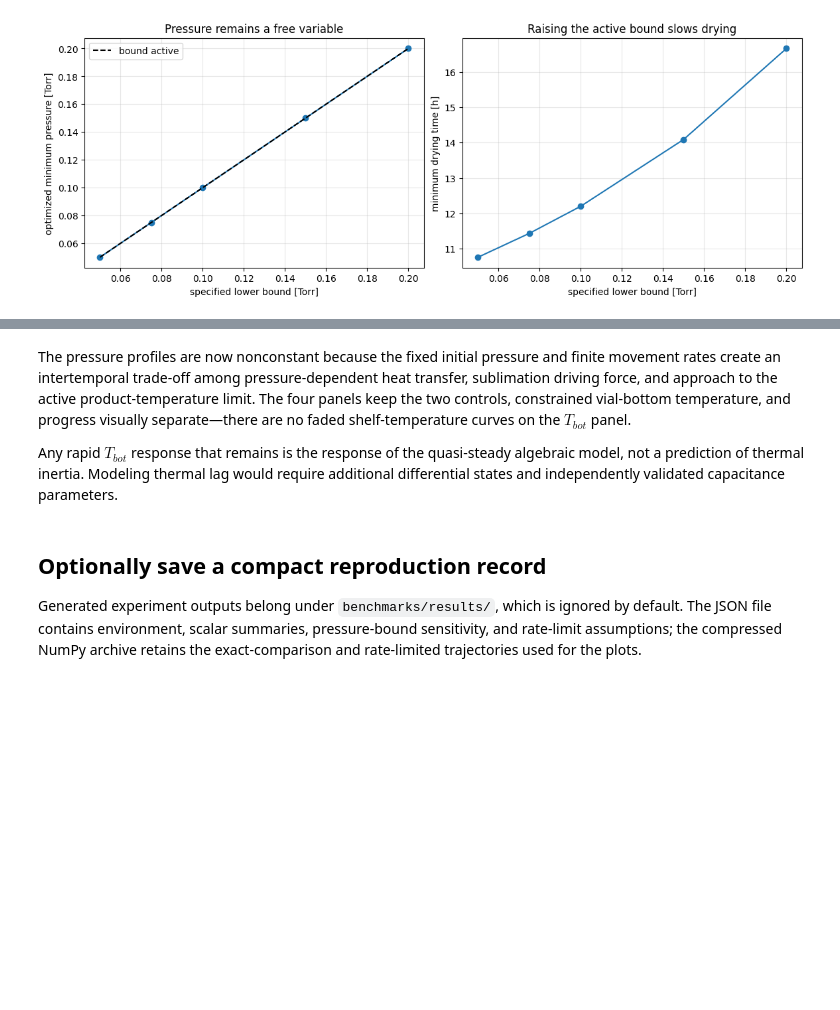
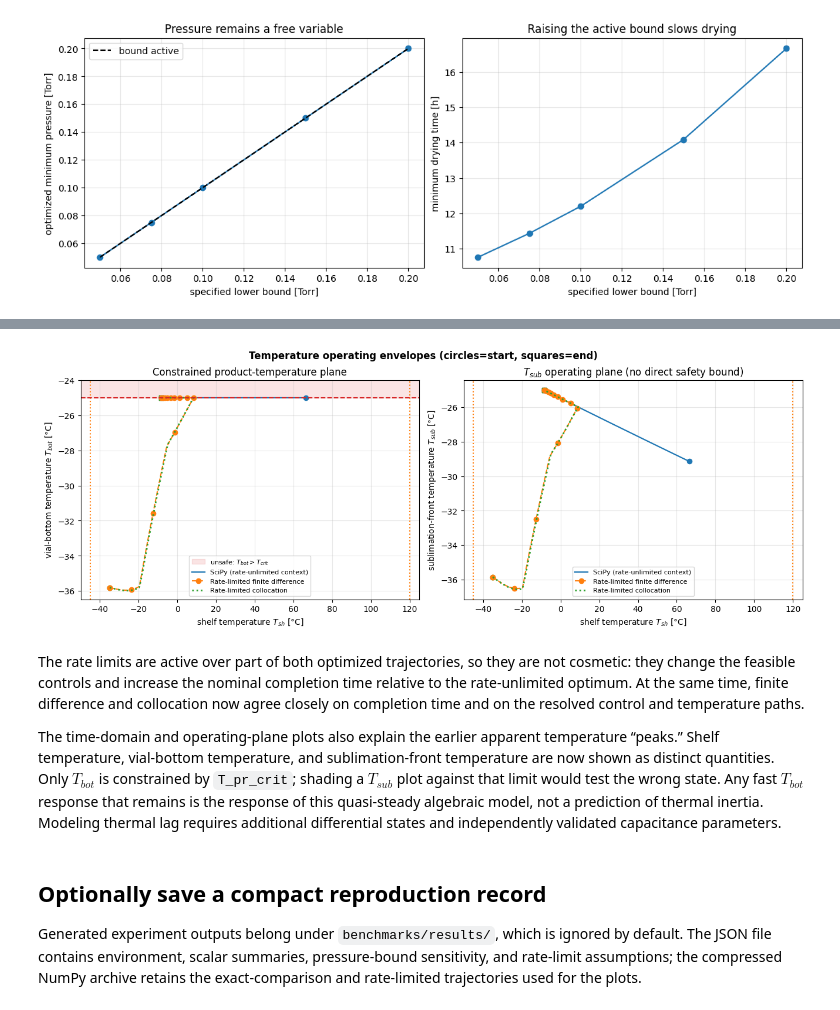
Before and after one commit to SECQUOIA/LyoPRONTO, a Jupyter notebook: docs/examples/current_main_joint_optimizer_comparison.ipynb, the cells around one changed output, grey strips where cells are left out. Saved outputs shown, nothing was run; the diff lists cells and outputs as text; code cells hidden in the pictures; blank space fills up the shorter version.

```diff
--- a/docs/examples/current_main_joint_optimizer_comparison.ipynb
+++ b/docs/examples/current_main_joint_optimizer_comparison.ipynb
@@ -851,7 +948,54 @@ plt.show()
+# %%
+data = comparison_inputs(nominal.a1, nominal.kc)
+temperature_floor = min(
+    float(np.min(table[:, 2])) for table, *_ in rate_analysis_series
+) - 0.5
+temperature_ceiling = critical_temperature + 1.0
+
+fig, axes = plt.subplots(1, 2, figsize=(13, 4.8), layout="constrained")
+axes[0].axhspan(
+    critical_temperature,
+    temperature_ceiling,
+    color="tab:red",
+    alpha=0.12,
+    label="unsafe: $T_{bot}>T_{crit}$",
+)
+for table, label, color, style in rate_analysis_series:
+    axes[0].plot(table[:, 3], table[:, 2], label=label, color=color, **style)
+    axes[1].plot(table[:, 3], table[:, 1], label=label, color=color, **style)
+    for ax, y_column in ((axes[0], 2), (axes[1], 1)):
+        ax.scatter(table[0, 3], table[0, y_column], color=color, marker="o", s=35)
+        ax.scatter(table[-1, 3], table[-1, y_column], color=color, marker="s", s=35)
+
+for ax in axes:
+    ax.axvline(data["tshelf"]["min"], color="tab:orange", linestyle=":")
+    ax.axvline(data["tshelf"]["max"], color="tab:orange", linestyle=":")
+    ax.set_xlim(data["tshelf"]["min"] - 5.0, data["tshelf"]["max"] + 5.0)
+    ax.set_xlabel("shelf temperature $T_{sh}$ [°C]")
+    ax.grid(alpha=0.3)
+    ax.legend(fontsize=8)
+
+axes[0].axhline(critical_temperature, color="tab:red", linestyle="--")
+axes[0].set(
+    ylim=(temperature_floor, temperature_ceiling),
+    ylabel="vial-bottom temperature $T_{bot}$ [°C]",
+    title="Constrained product-temperature plane",
+)
+axes[1].set(
+    ylabel="sublimation-front temperature $T_{sub}$ [°C]",
+    title="$T_{sub}$ operating plane (no direct safety bound)",
+)
+fig.suptitle(
+    "Temperature operating envelopes (circles=start, squares=end)",
+    fontweight="bold",
+)
+plt.show()
+# %% [output]
+[figure, added]
 # %% [markdown]
-The pressure profiles are now nonconstant because the fixed initial pressure and finite movement rates create an intertemporal trade-off among pressure-dependent heat transfer, sublimation driving force, and approach to the active product-temperature limit. The four panels keep the two controls, constrained vial-bottom temperature, and progress visually separate—there are no faded shelf-temperature curves on the $T_{bot}$ panel.
+The rate limits are active over part of both optimized trajectories, so they are not cosmetic: they change the feasible controls and increase the nominal completion time relative to the rate-unlimited optimum. At the same time, finite difference and collocation now agree closely on completion time and on the resolved control and temperature paths.
 
-Any rapid $T_{bot}$ response that remains is the response of the quasi-steady algebraic model, not a prediction of thermal inertia. Modeling thermal lag would require additional differential states and independently validated capacitance parameters.
+The time-domain and operating-plane plots also explain the earlier apparent temperature “peaks.” Shelf temperature, vial-bottom temperature, and sublimation-front temperature are now shown as distinct quantities. Only $T_{bot}$ is constrained by `T_pr_crit`; shading a $T_{sub}$ plot against that limit would test the wrong state. Any fast $T_{bot}$ response that remains is the response of this quasi-steady algebraic model, not a prediction of thermal inertia. Modeling thermal lag requires additional differential states and independently validated capacitance parameters.
 # %% [markdown]
 ## Optionally save a compact reproduction record
 
```
Also changed, not shown: parts of 12 cells of this notebook, 1 other file.
